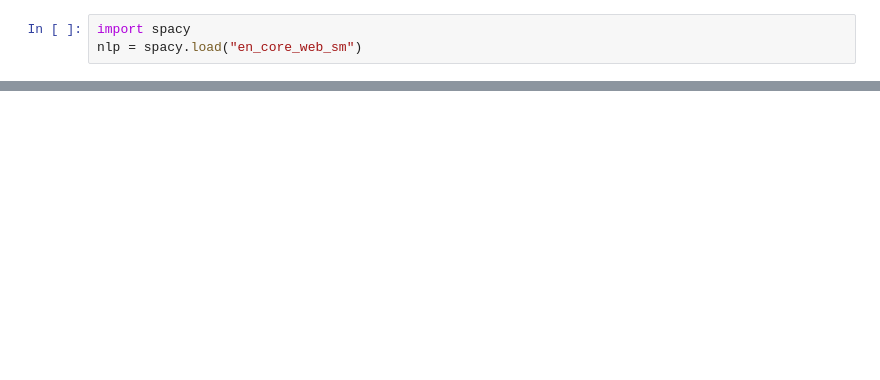
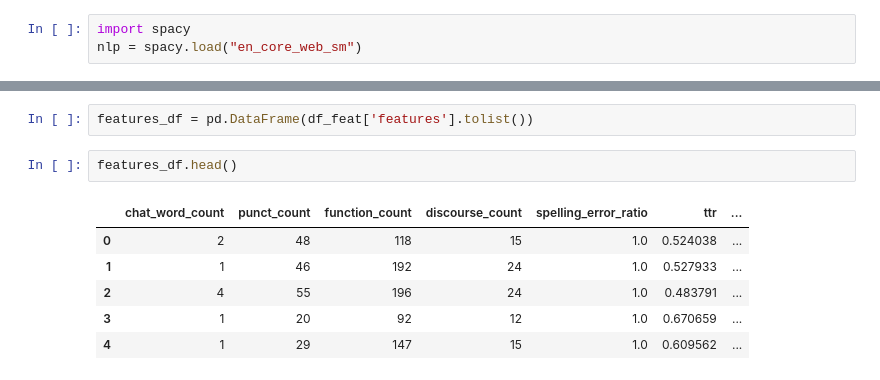
Before and after one commit to busha-saleem/Text_AI_detection, a Jupyter notebook: HC3preprocessinng.ipynb, the cells around one changed output, grey strips where cells are left out. Saved outputs shown, nothing was run; the diff lists cells and outputs as text; blank space fills up the shorter version.

```diff
--- a/HC3preprocessinng.ipynb
+++ b/HC3preprocessinng.ipynb
@@ -159,0 +171,11 @@ def extract_features(text):
+# %%
+features_df = pd.DataFrame(df_feat['features'].tolist())
+# %%
+features_df.head()
+# %% [output]
+|  | chat_word_count | punct_count | function_count | discourse_count | spelling_error_ratio | ttr | ... |
+| 0 | 2 | 48 | 118 | 15 | 1.0 | 0.524038 | ... |
+| 1 | 1 | 46 | 192 | 24 | 1.0 | 0.527933 | ... |
+| 2 | 4 | 55 | 196 | 24 | 1.0 | 0.483791 | ... |
+| 3 | 1 | 20 | 92 | 12 | 1.0 | 0.670659 | ... |
+| 4 | 1 | 29 | 147 | 15 | 1.0 | 0.609562 | ... |
```
Also changed, not shown: parts of 9 cells of this notebook, 1 other file.
